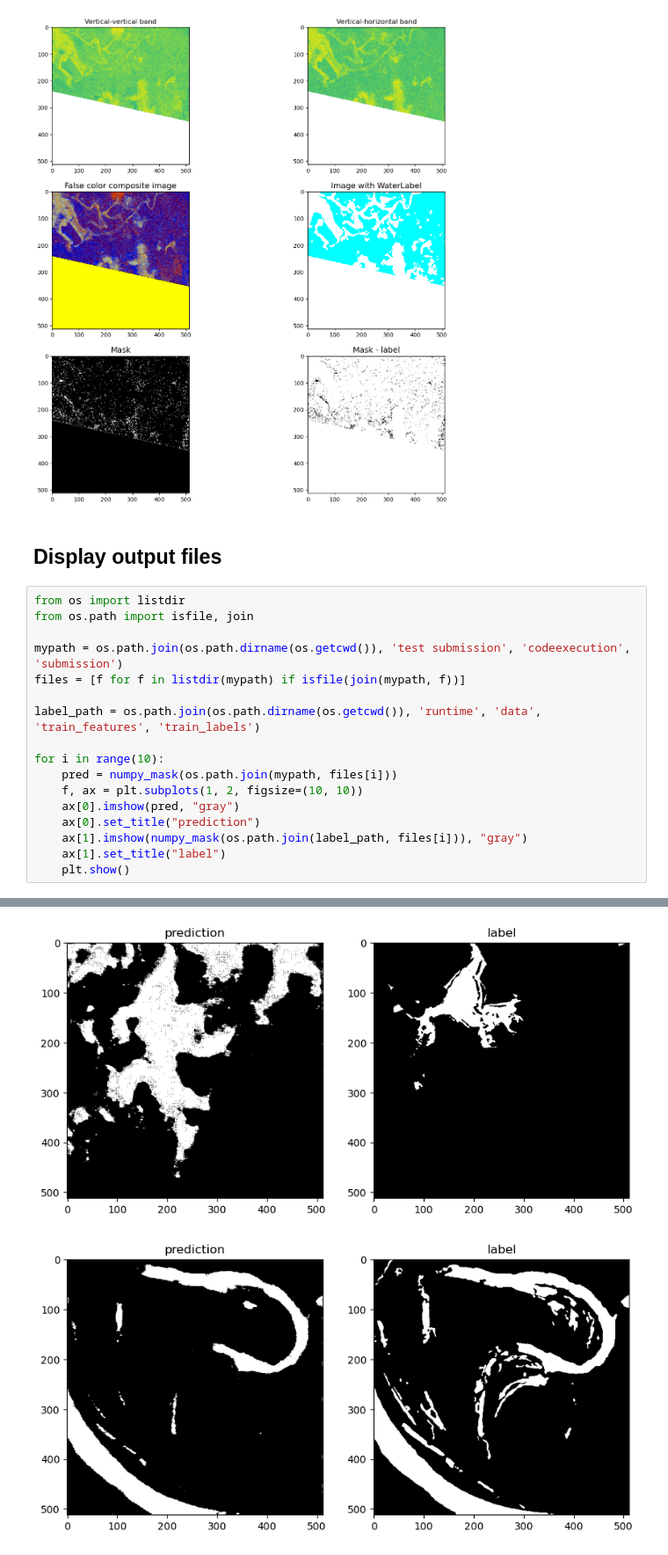
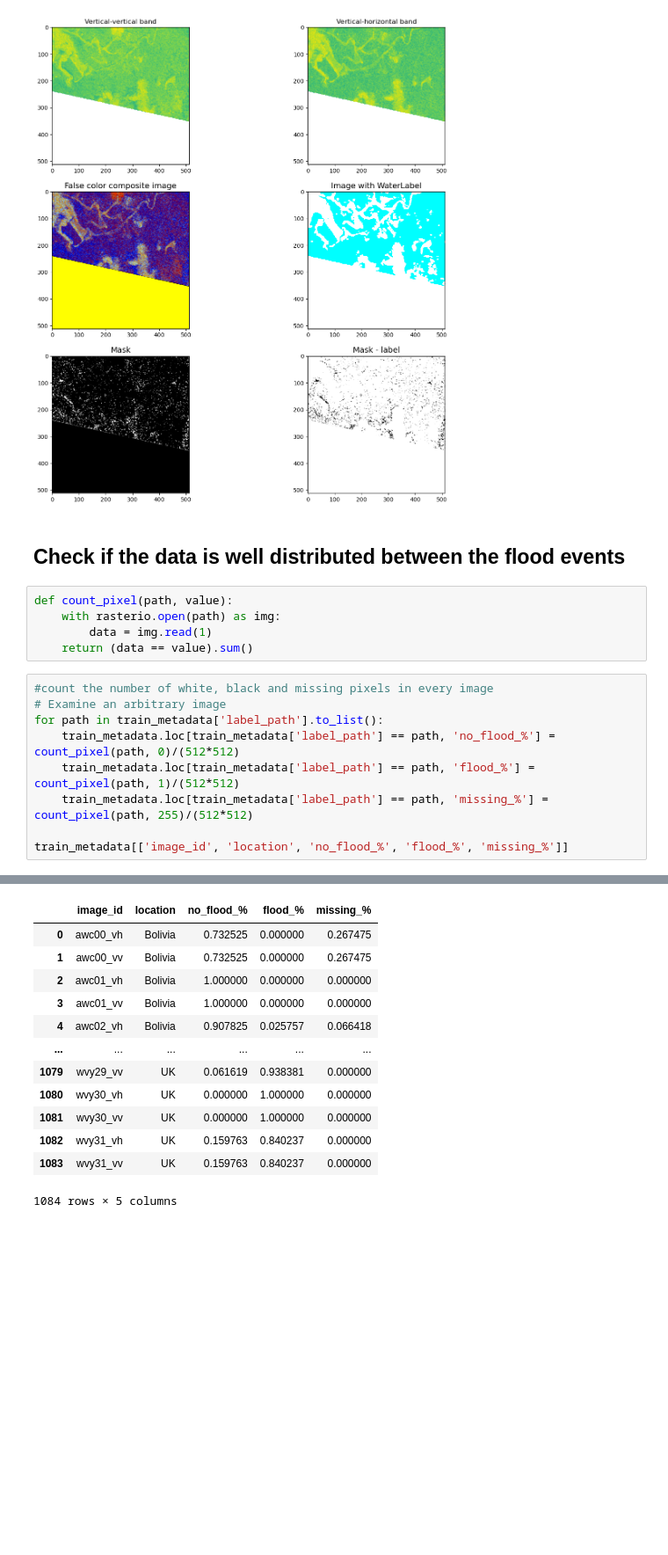
Before and after one commit to max-lutz/floodwater_competition, a Jupyter notebook: EDA/EDA.ipynb, the cells around one changed output, grey strips where cells are left out. Shown at 88% size. Saved outputs shown, nothing was run; the diff lists cells and outputs as text; blank space fills up the shorter version.

```diff
--- a/EDA/EDA.ipynb
+++ b/EDA/EDA.ipynb
@@ -249,22 +249,19 @@ display_chip(3)
 (512, 512)
 [figure]
 # %% [markdown]
-## Display output files
+## Check if the data is well distributed between the flood events
+# %%
+def count_pixel(path, value):
+    with rasterio.open(path) as img:
+        data = img.read(1)
+    return (data == value).sum()
 # %%
-from os import listdir
-from os.path import isfile, join
+#count the number of white, black and missing pixels in every image
+# Examine an arbitrary image
+for path in train_metadata['label_path'].to_list():
+    train_metadata.loc[train_metadata['label_path'] == path, 'no_flood_%'] = count_pixel(path, 0)/(512*512)
+    train_metadata.loc[train_metadata['label_path'] == path, 'flood_%'] = count_pixel(path, 1)/(512*512)
+    train_metadata.loc[train_metadata['label_path'] == path, 'missing_%'] = count_pixel(path, 255)/(512*512)
 
-mypath = os.path.join(os.path.dirname(os.getcwd()), 'test submission', 'codeexecution', 'submission')
-files = [f for f in listdir(mypath) if isfile(join(mypath, f))]
-
-label_path = os.path.join(os.path.dirname(os.getcwd()), 'runtime', 'data', 'train_features', 'train_labels')
-
-for i in range(10):
-    pred = numpy_mask(os.path.join(mypath, files[i]))
-    f, ax = plt.subplots(1, 2, figsize=(10, 10))
-    ax[0].imshow(pred, "gray")
-    ax[0].set_title("prediction")
-    ax[1].imshow(numpy_mask(os.path.join(label_path, files[i])), "gray")
-    ax[1].set_title("label")
-    plt.show()
+train_metadata[['image_id', 'location', 'no_flood_%', 'flood_%', 'missing_%']]
 # %% [output]
@@ -279,2 +268,13 @@ for i in range(10):
-[figure, removed]
-[figure, removed]
+|  | image_id | location | no_flood_% | flood_% | missing_% |
+| 0 | awc00_vh | Bolivia | 0.732525 | 0.000000 | 0.267475 |
+| 1 | awc00_vv | Bolivia | 0.732525 | 0.000000 | 0.267475 |
+| 2 | awc01_vh | Bolivia | 1.000000 | 0.000000 | 0.000000 |
+| 3 | awc01_vv | Bolivia | 1.000000 | 0.000000 | 0.000000 |
+| 4 | awc02_vh | Bolivia | 0.907825 | 0.025757 | 0.066418 |
+| ... | ... | ... | ... | ... | ... |
+| 1079 | wvy29_vv | UK | 0.061619 | 0.938381 | 0.000000 |
+| 1080 | wvy30_vh | UK | 0.000000 | 1.000000 | 0.000000 |
+| 1081 | wvy30_vv | UK | 0.000000 | 1.000000 | 0.000000 |
+| 1082 | wvy31_vh | UK | 0.159763 | 0.840237 | 0.000000 |
+| 1083 | wvy31_vv | UK | 0.159763 | 0.840237 | 0.000000 |
+1084 rows × 5 columns
```
Also changed, not shown: parts of 3 cells of this notebook, 2 other files.
